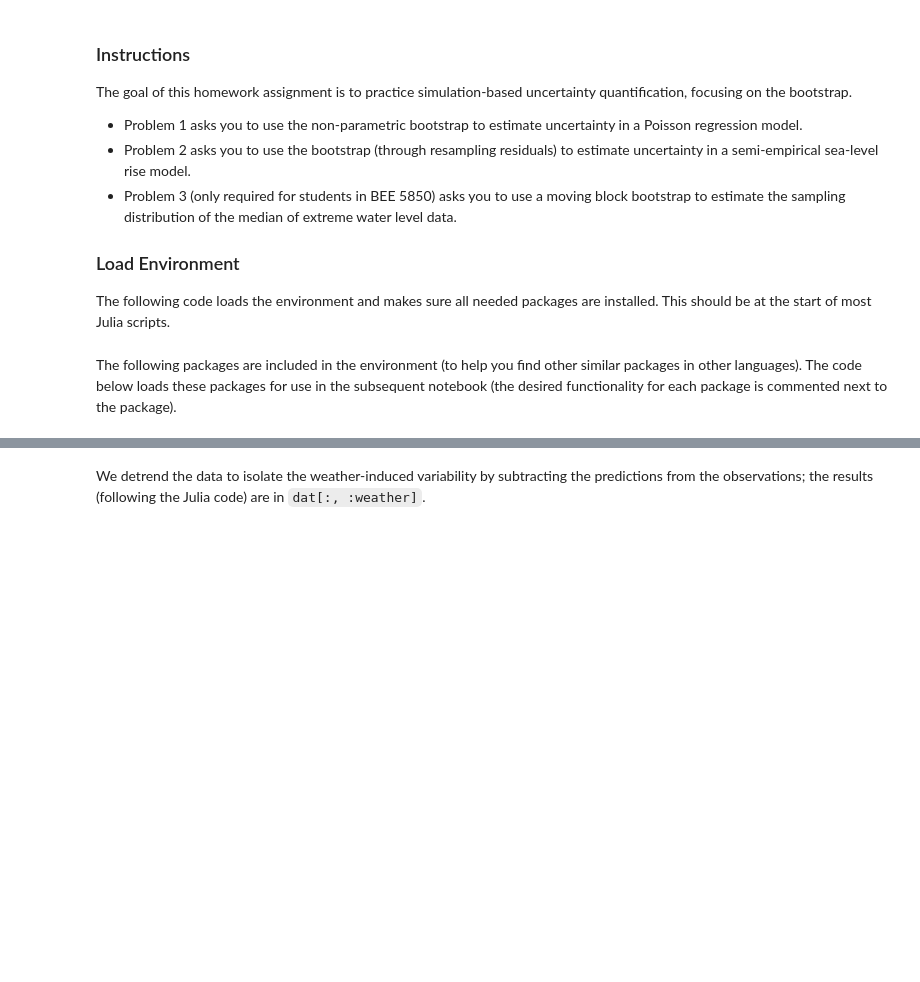
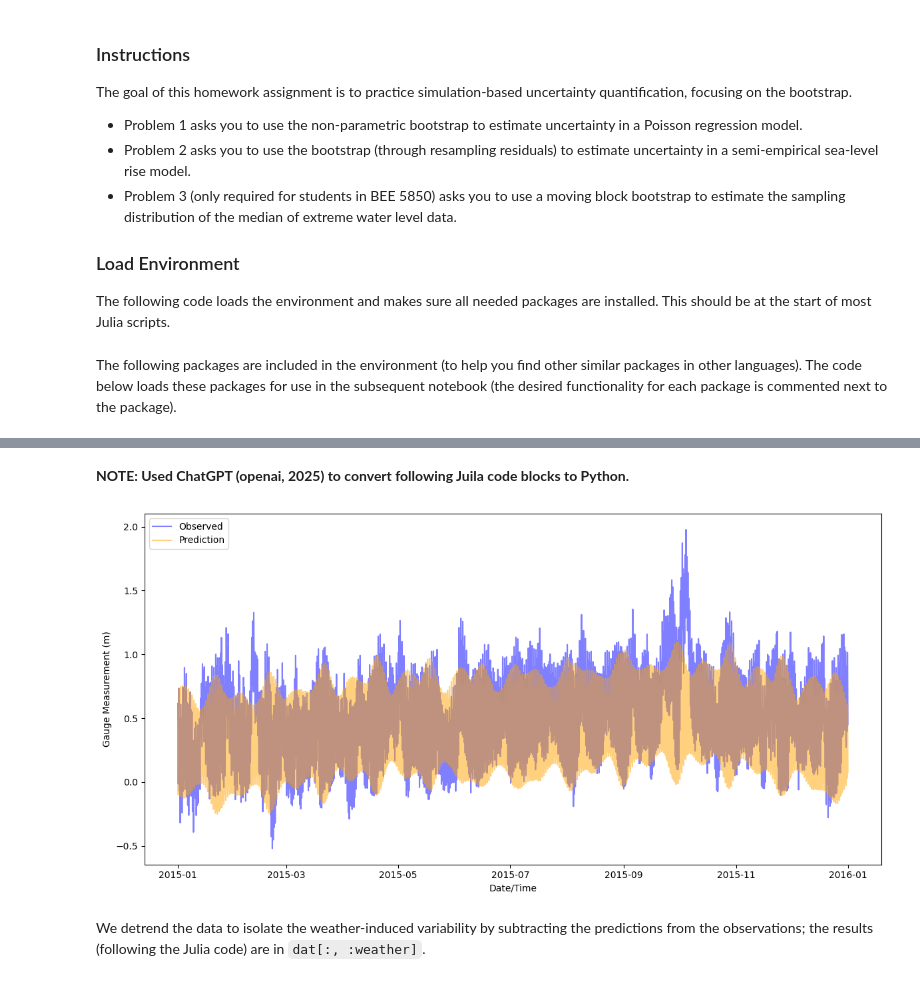
Before and after one commit to BEE4850-SP25/hw04-mcallen14, a Jupyter notebook: hw04.ipynb, the cells around one changed output, grey strips where cells are left out. Saved outputs shown, nothing was run; the diff lists cells and outputs as text; code cells hidden in the pictures; blank space fills up the shorter version.

```diff
--- a/hw04.ipynb
+++ b/hw04.ipynb
@@ -134,4 +499,6 @@ bootstrap.
 Let’s revisit the 2015 Sewell’s Point tide gauge data, which consists of
 hourly observations and predicted sea-level based on NOAA’s harmonic
 model.
+# %% [markdown]
+**NOTE: Used ChatGPT (openai, 2025) to convert following Juila code blocks to Python.**
 # %%
@@ -158,3 +525,37 @@ plot!(dat.datetime, dat.harmonic, label="Prediction", color=:orange)
+# %%
+def load_data(fname):
+    # Load CSV with parsed datetime
+    df = pd.read_csv(fname, parse_dates=[["Date", "Time (GMT)"]])
+
+    # Rename columns
+    df.rename(columns={
+        "Date_Time (GMT)": "datetime",
+        "Predicted (m)": "harmonic",
+        "Verified (m)": "gauge"
+    }, inplace=True)
+
+    # Compute additional columns
+    df["weather"] = df["gauge"] - df["harmonic"]
+    df["month"] = df["datetime"].dt.month
+
+    return df[["datetime", "gauge", "harmonic", "weather", "month"]]
+
+# Load the data
+dat = load_data("data/norfolk-hourly-surge-2015.csv")
+
+tide_median_observed = np.median(dat["gauge"])
+
+# Plotting
+plt.figure(figsize=(12, 6))
+plt.plot(dat["datetime"], dat["gauge"], label="Observed", color="blue", alpha = 0.5)
+plt.plot(dat["datetime"], dat["harmonic"], label="Prediction", color="orange", alpha = 0.5)
+plt.xlabel("Date/Time")
+plt.ylabel("Gauge Measurement (m)")
+plt.legend(loc="upper left")
+plt.tight_layout()
+plt.show()
+# %% [output]
+[figure, added]
 # %% [markdown]
 We detrend the data to isolate the weather-induced variability by
 subtracting the predictions from the observations; the results
```
Also changed, not shown: parts of 37 cells of this notebook.
